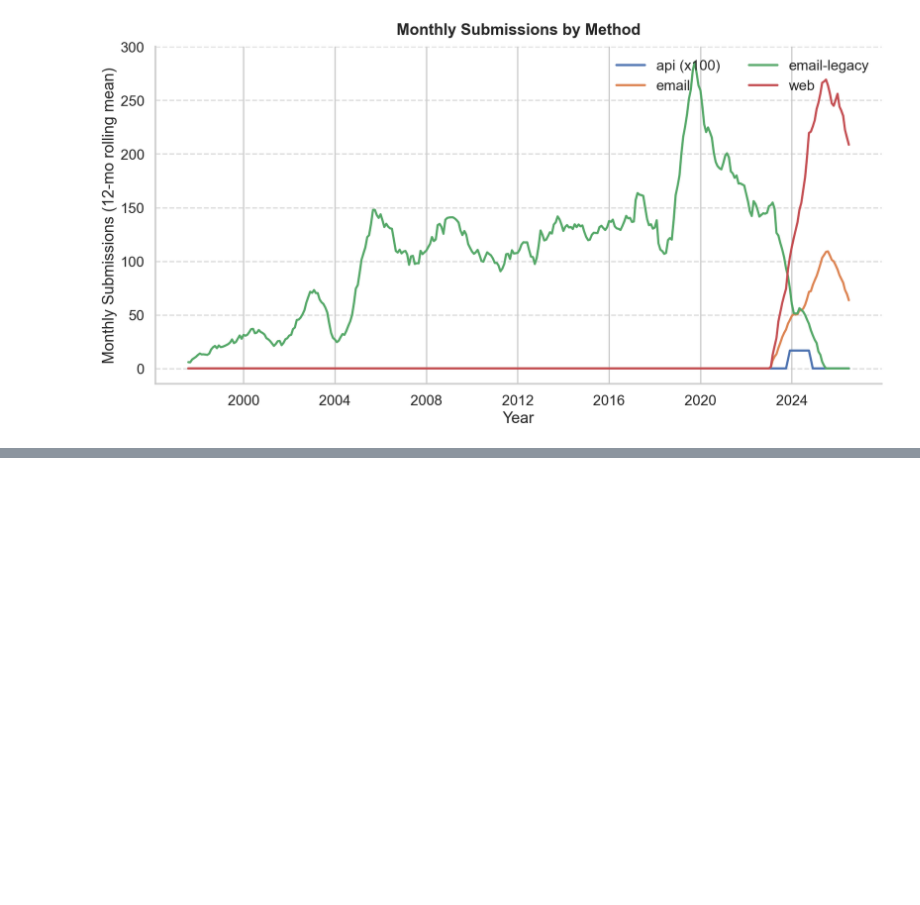
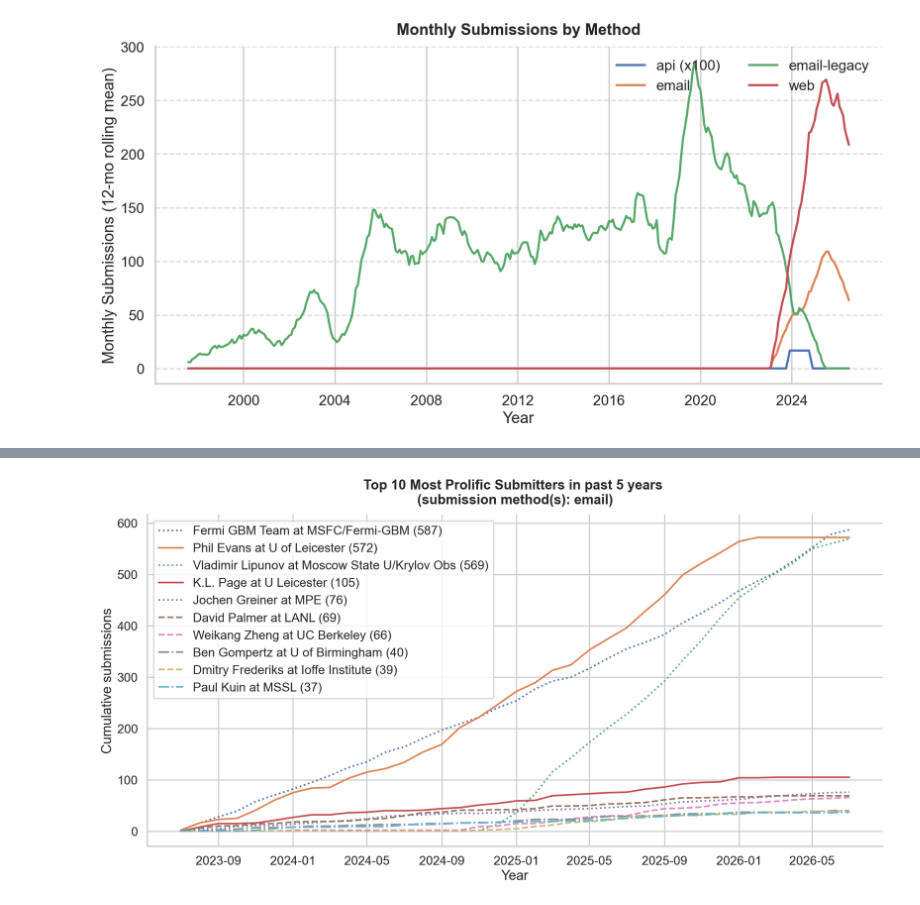
Before and after one commit to tylerbarna/gcn-regex, a Jupyter notebook: misc.ipynb, the cells around one changed output, grey strips where cells are left out. Drawn from its saved outputs; the diff is of its cells as text; code cells hidden in the pictures; blank space fills up the shorter version.

```diff
--- a/misc.ipynb
+++ b/misc.ipynb
@@ -228,0 +266,70 @@ plt.show()
+# %%
+# Most prolific submitters in the past n years
+top_n_submitters = 10
+past_n_years = 5
+strip_email = True
+submission_methods = ["email"]
+def _get_submitter(circ):
+    for key in ("submittedBy", "submitter", "submittedUser", "user", "author", "username", "submittedHow"):
+        value = circ.get(key)
+        if isinstance(value, str) and value.strip():
+            if strip_email:
+                value_no_email = re.sub(r"<.*?>", "", value)
+                return value_no_email.strip()
+            return value.strip()
+    return "unknown"
+
+submitter_df = pd.DataFrame.from_records(
+    (
+        {
+            "createdOn": circ.get("createdOn"),
+            "submitter": _get_submitter(circ),
+            "submittedHow": circ.get("submittedHow") or "email-legacy",
+        }
+        for circ in circulars.values()
+    )
+)
+
+submitter_df["month"] = pd.to_datetime(
+    submitter_df["createdOn"], unit="ms", errors="coerce"
+).dt.to_period("M").dt.to_timestamp()
+
+submitter_df = submitter_df[submitter_df["month"].notna()].copy()
+
+submitter_df["year"] = submitter_df["month"].dt.year
+submitter_df = submitter_df[submitter_df["year"] >= (pd.Timestamp.now().year - past_n_years)].copy()
+
+submitter_df = submitter_df[submitter_df["submittedHow"].isin(submission_methods)].copy()
+
+top_submitters = submitter_df["submitter"].value_counts().head(top_n_submitters)
+# print(f"Top {top_n_submitters} submitters:")
+# display(top_submitters.to_frame(name="submissions"))
+
+top_names = top_submitters.index.tolist()
+monthly_top = (
+    submitter_df[submitter_df["submitter"].isin(top_names)]
+    .groupby(["month", "submitter"])
+    .size()
+    .unstack(fill_value=0)
+    .sort_index()
+)
+
+cumulative_top = monthly_top.cumsum()
+
+fig, ax = plt.subplots(figsize=(15, 8), dpi=140)
+for name in top_names:
+    ## random linestyle for each submitter
+    linestyle = np.random.choice(['-', '--', '-.', ':',])
+    label_with_count = f"{name} ({top_submitters[name]})"
+    ax.plot(cumulative_top.index, cumulative_top[name], linewidth=2.2, label=label_with_count, linestyle=linestyle)
+
+ax.set_title(f"Top {top_n_submitters} Most Prolific Submitters in past {past_n_years} years \n(submission method(s): {', '.join(submission_methods)})", pad=14, weight="bold")
+ax.set_xlabel("Year")
+ax.set_ylabel("Cumulative submissions")
+ax.legend()#frameon=False, loc="upper left")
+ax.spines["top"].set_visible(False)
+ax.spines["right"].set_visible(False)
+plt.tight_layout()
+plt.show()
+# %% [output]
+[figure, added]
```
Also changed, not shown: parts of 2 cells of this notebook.
